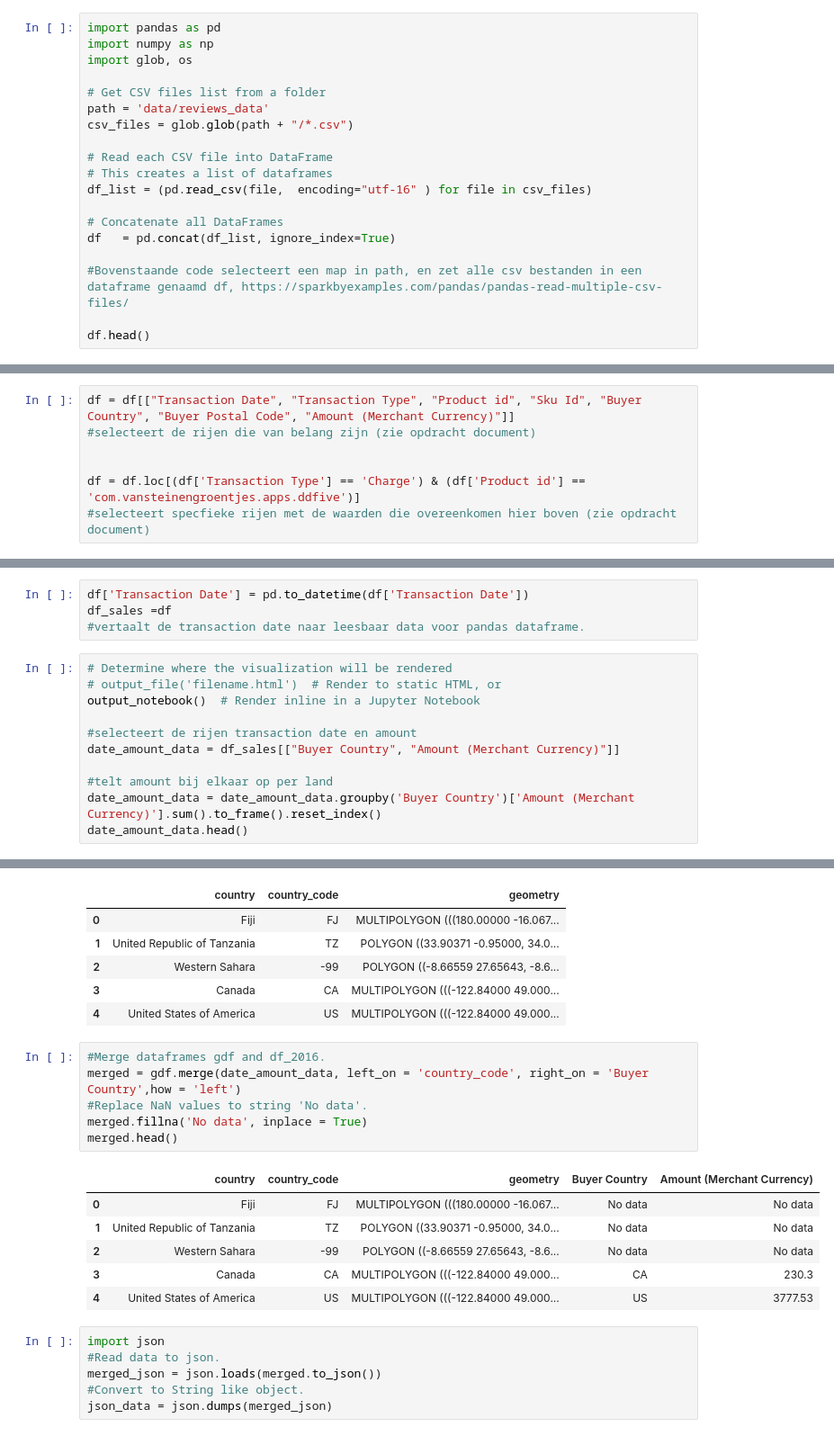
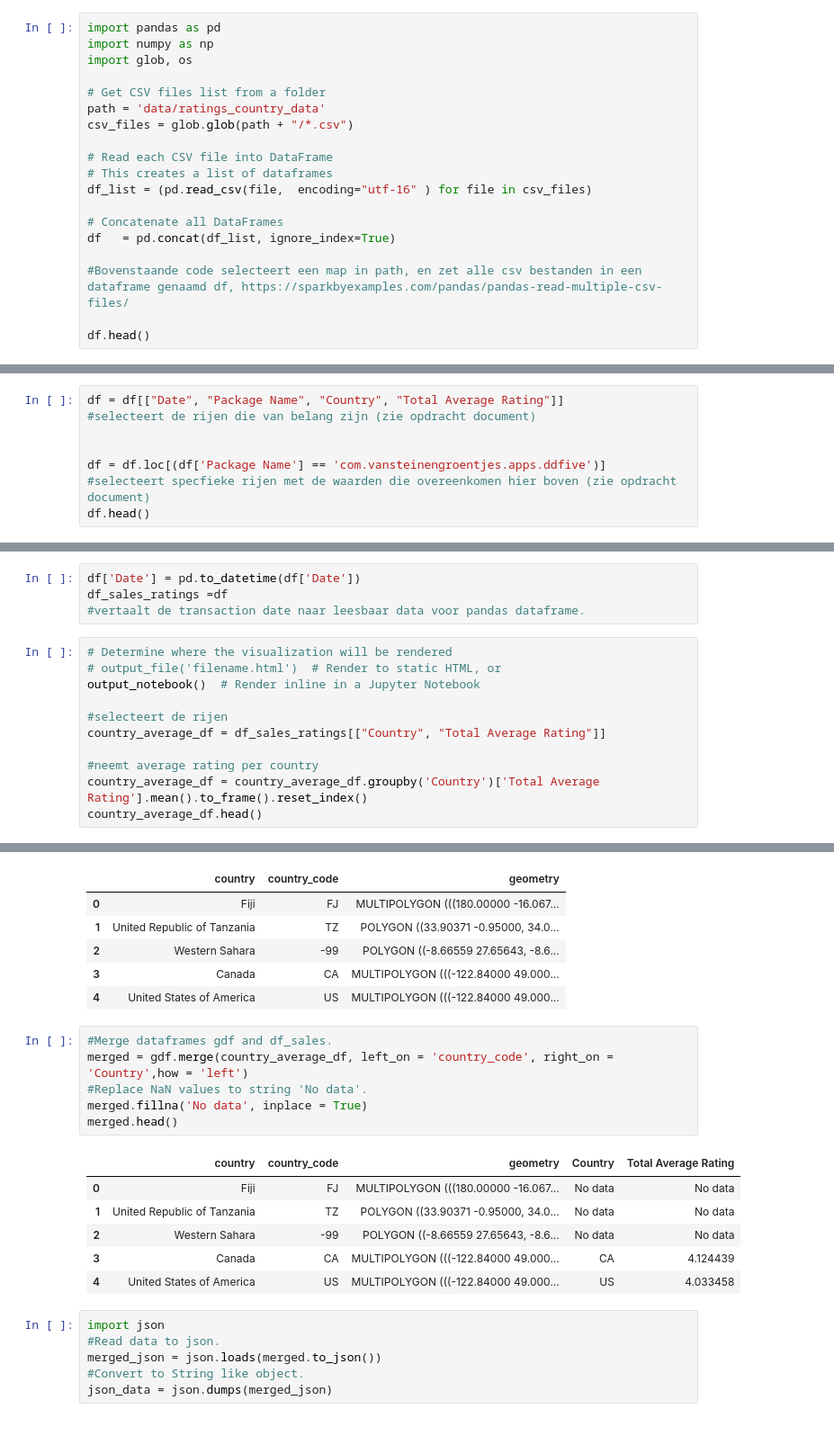
Before and after one commit to kasbekker/ds23-assignment1, a Jupyter notebook: eidt_data_sales_country_sales_ratings.ipynb, the cells around one changed output, grey strips where cells are left out. Shown at 90% size. Drawn from its saved outputs; the diff is of its cells as text.

```diff
--- a/eidt_data_sales_country_sales_ratings.ipynb
+++ b/eidt_data_sales_country_sales_ratings.ipynb
@@ -36,7 +36,7 @@ import numpy as np
 import glob, os
 
 # Get CSV files list from a folder
-path = 'data/reviews_data'
+path = 'data/ratings_country_data'
 csv_files = glob.glob(path + "/*.csv")
 
 # Read each CSV file into DataFrame
@@ -59,7 +59,8 @@ df.head()
 # %%
-df = df[["Transaction Date", "Transaction Type", "Product id", "Sku Id", "Buyer Country", "Buyer Postal Code", "Amount (Merchant Currency)"]]
+df = df[["Date", "Package Name", "Country", "Total Average Rating"]]
 #selecteert de rijen die van belang zijn (zie opdracht document)
 
 
-df = df.loc[(df['Transaction Type'] == 'Charge') & (df['Product id'] == 'com.vansteinengroentjes.apps.ddfive')]
+df = df.loc[(df['Package Name'] == 'com.vansteinengroentjes.apps.ddfive')]
 #selecteert specfieke rijen met de waarden die overeenkomen hier boven (zie opdracht document)
+df.head()
@@ -70,18 +86,18 @@ df = df.dropna()
 # %%
-df['Transaction Date'] = pd.to_datetime(df['Transaction Date'])
-df_sales =df
+df['Date'] = pd.to_datetime(df['Date'])
+df_sales_ratings =df
 #vertaalt de transaction date naar leesbaar data voor pandas dataframe.
 # %%
 # Determine where the visualization will be rendered
 # output_file('filename.html')  # Render to static HTML, or
 output_notebook()  # Render inline in a Jupyter Notebook
 
-#selecteert de rijen transaction date en amount
-date_amount_data = df_sales[["Buyer Country", "Amount (Merchant Currency)"]]
+#selecteert de rijen
+country_average_df = df_sales_ratings[["Country", "Total Average Rating"]]
 
-#telt amount bij elkaar op per land
-date_amount_data = date_amount_data.groupby('Buyer Country')['Amount (Merchant Currency)'].sum().to_frame().reset_index()
-date_amount_data.head()
+#neemt average rating per country
+country_average_df = country_average_df.groupby('Country')['Total Average Rating'].mean().to_frame().reset_index()
+country_average_df.head()
 # %% [output]
 Loading BokehJS ...
 [interactive output not drawn]
@@ -110,18 +126,18 @@ gdf.head()
 | 3 | Canada | CA | MULTIPOLYGON (((-122.84000 49.000... |
 | 4 | United States of America | US | MULTIPOLYGON (((-122.84000 49.000... |
 # %%
-#Merge dataframes gdf and df_2016.
-merged = gdf.merge(date_amount_data, left_on = 'country_code', right_on = 'Buyer Country',how = 'left')
+#Merge dataframes gdf and df_sales.
+merged = gdf.merge(country_average_df, left_on = 'country_code', right_on = 'Country',how = 'left')
 #Replace NaN values to string 'No data'.
 merged.fillna('No data', inplace = True)
 merged.head()
 # %% [output]
-|  | country | country_code | geometry | Buyer Country | Amount (Merchant Currency) |
+|  | country | country_code | geometry | Country | Total Average Rating |
 | 0 | Fiji | FJ | MULTIPOLYGON (((180.00000 -16.067... | No data | No data |
 | 1 | United Republic of Tanzania | TZ | POLYGON ((33.90371 -0.95000, 34.0... | No data | No data |
 | 2 | Western Sahara | -99 | POLYGON ((-8.66559 27.65643, -8.6... | No data | No data |
-| 3 | Canada | CA | MULTIPOLYGON (((-122.84000 49.000... | CA | 230.3 |
-| 4 | United States of America | US | MULTIPOLYGON (((-122.84000 49.000... | US | 3777.53 |
+| 3 | Canada | CA | MULTIPOLYGON (((-122.84000 49.000... | CA | 4.124439 |
+| 4 | United States of America | US | MULTIPOLYGON (((-122.84000 49.000... | US | 4.033458 |
 # %%
 import json
 #Read data to json.
```
Also changed, not shown: parts of 5 cells of this notebook, 7 other files.
